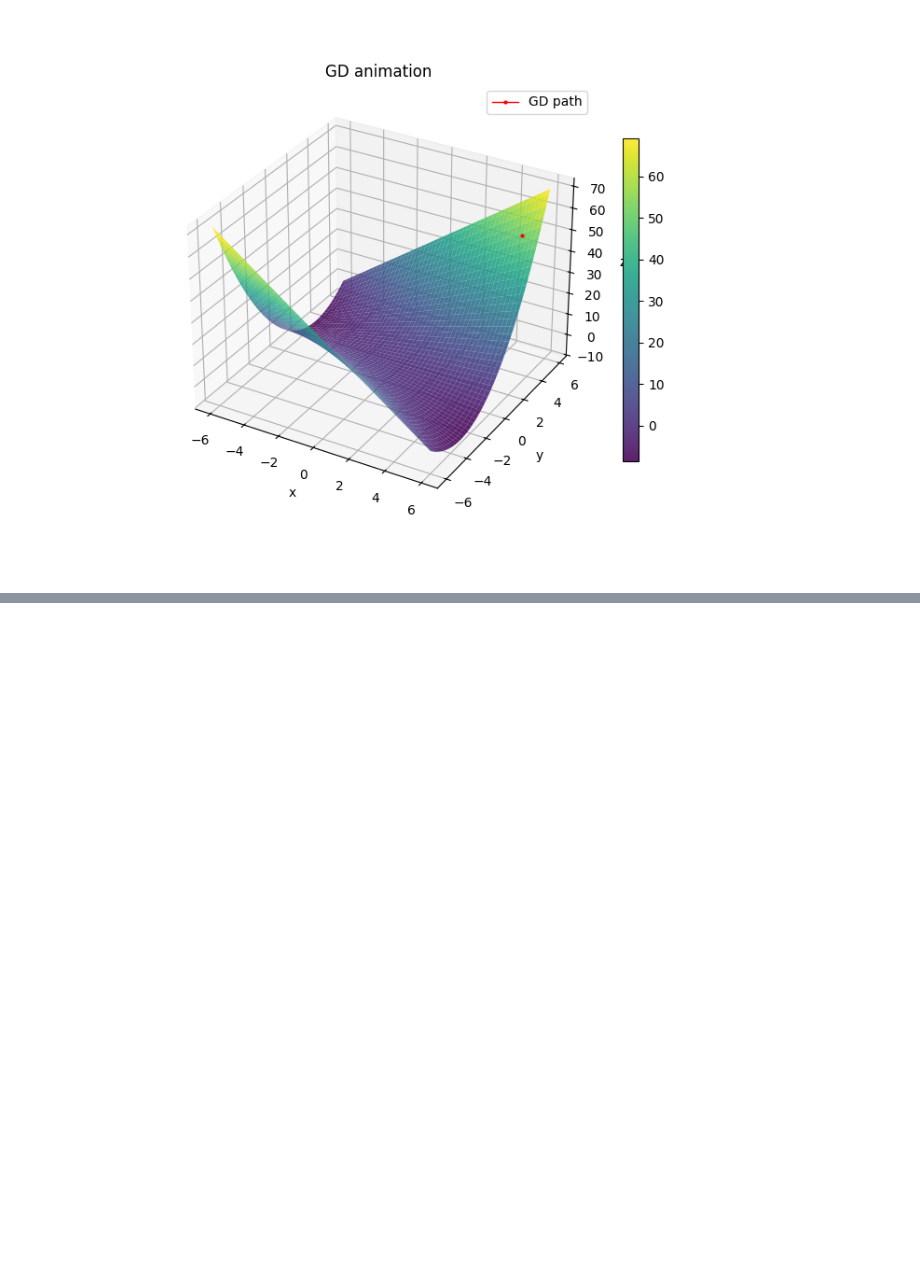
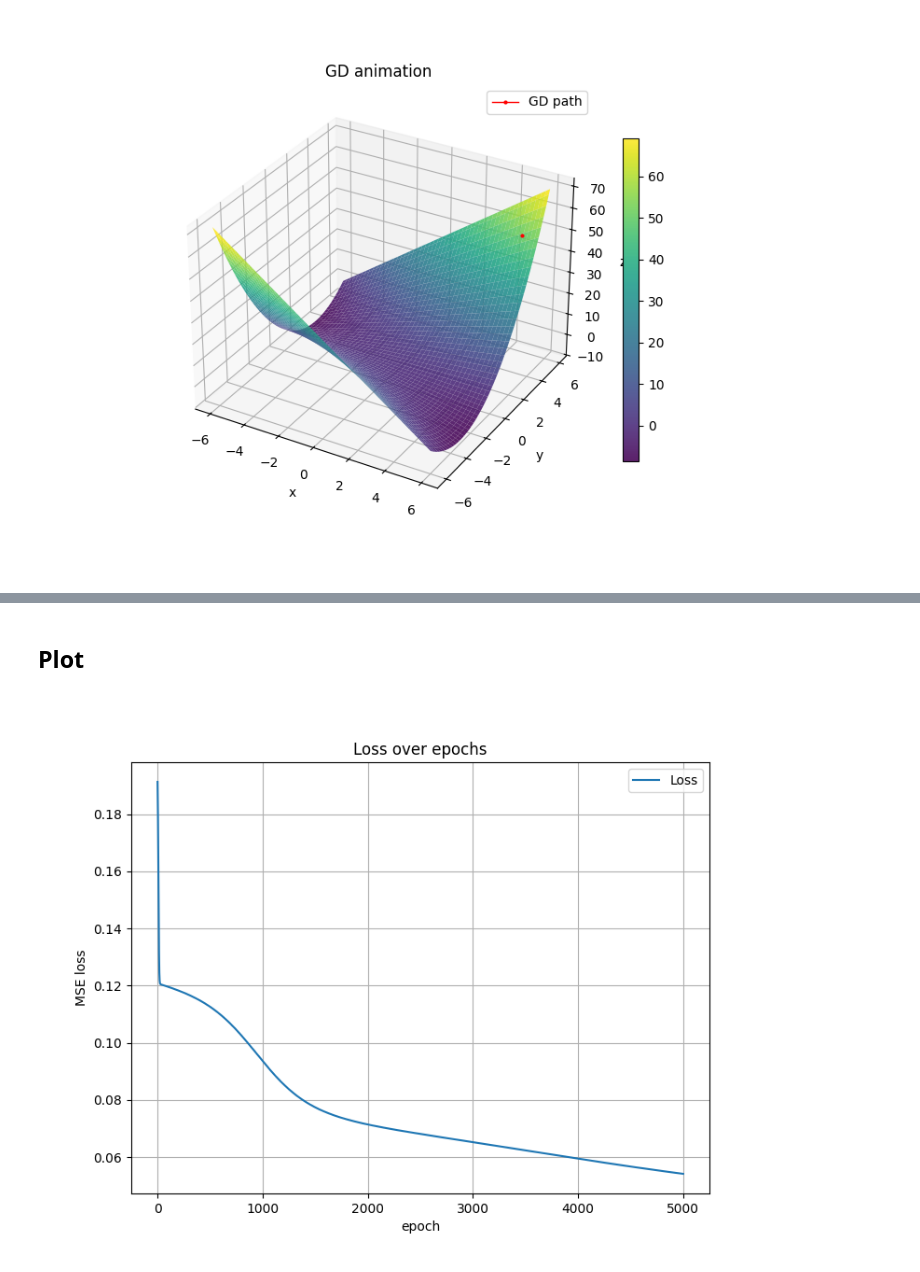
Before and after one commit to Adrn1n/XMU-learning_CVXOPT, a Jupyter notebook: Lab/0917/Lab1.ipynb, the cells around one changed output, grey strips where cells are left out. Drawn from its saved outputs; the diff is of its cells as text; code cells hidden in the pictures; blank space fills up the shorter version.

```diff
--- a/Lab/0917/Lab1.ipynb
+++ b/Lab/0917/Lab1.ipynb
@@ -257,0 +438,9 @@ plt.show()
+# %%
+grad = sp.Matrix(
+    sp.derive_by_array(E, [w1_0_1, w2_0_1, b_0_1, w1_0_2, w2_0_2, b_0_2, w1, w2, b])
+)
+grad_func = sp.lambdify(
+    (w1_0_1, w2_0_1, b_0_1, w1_0_2, w2_0_2, b_0_2, w1, w2, b, x1, x2, y), grad, "numpy"
+)
+
+display(grad)
@@ -257,0 +467,15 @@ plt.show()
+# %%
+d1 = 2
+losses = []
+# %%
+np.random.seed(42)
+W_0_1_val = np.random.randn(d)
+W_0_2_val = np.random.randn(d)
+W_val = np.random.randn(d1)
+b_0_1_val = np.random.randn()
+b_0_2_val = np.random.randn()
+b_val = np.random.randn()
+
+lr = 1e-1
+eps = 1e-3
+epoch = 5000
@@ -257,0 +539,2 @@ plt.show()
+# %% [markdown]
+## Plot
@@ -257,0 +555,12 @@ plt.show()
+# %%
+fig = plt.figure(figsize=(8, 6))
+plt.plot(range(len(losses)), losses, label="Loss", linestyle="-")
+
+plt.title("Loss over epochs")
+plt.xlabel("epoch")
+plt.ylabel("MSE loss")
+plt.grid(True)
+plt.legend()
+plt.show()
+# %% [output]
+[figure, added]
```
Also changed, not shown: parts of 26 cells of this notebook, 3 other files.
